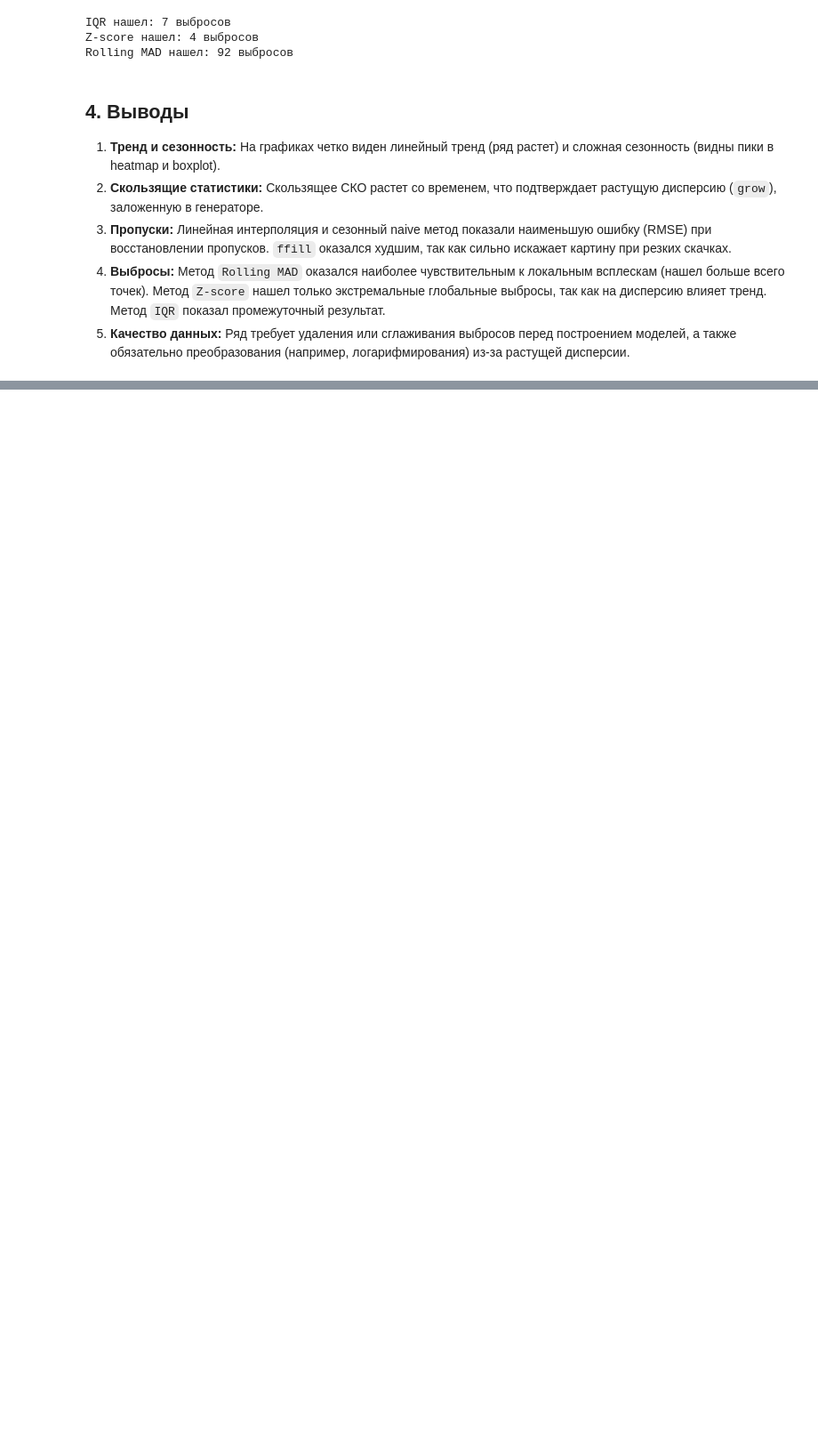
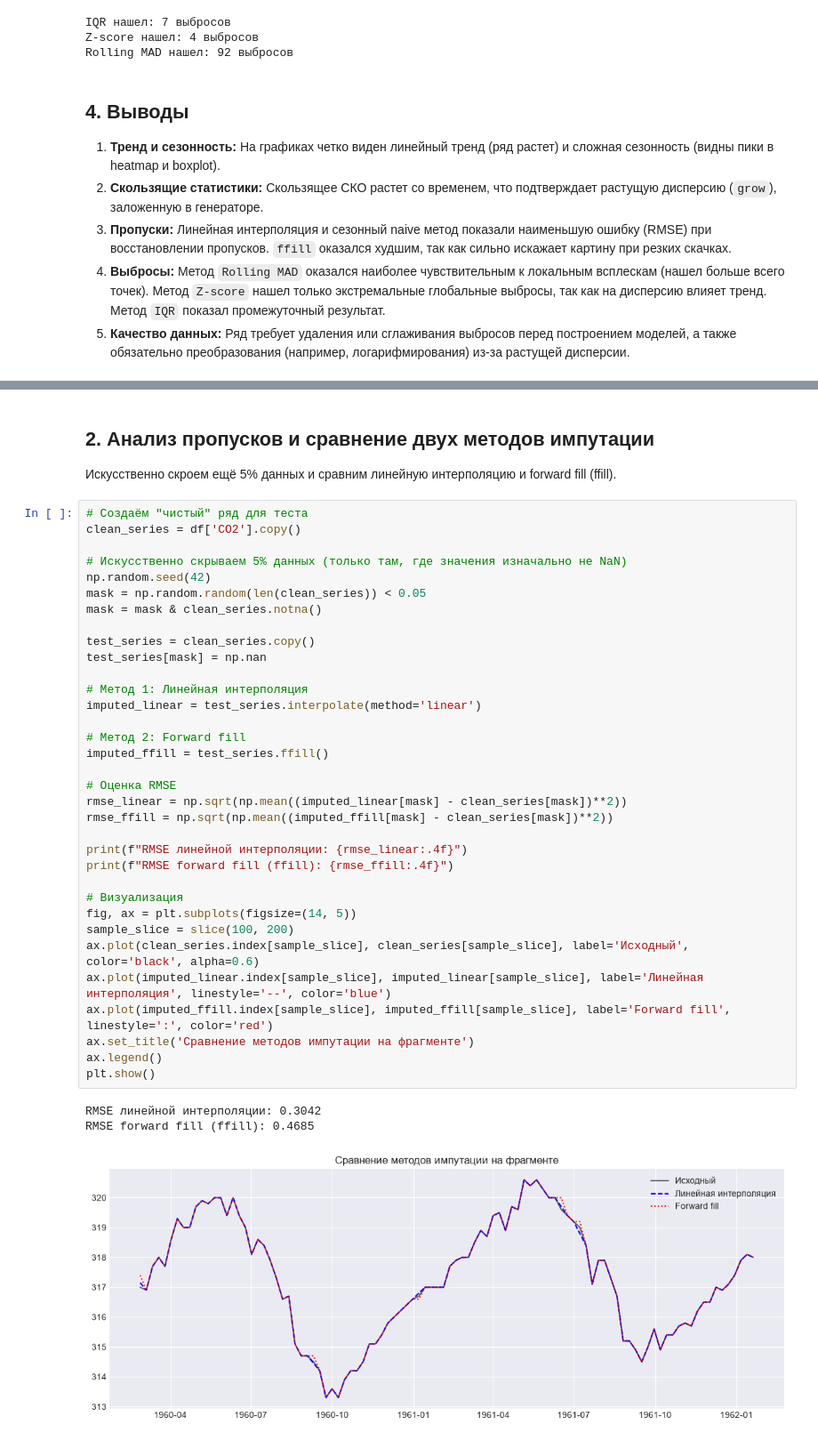
Before and after one commit to zukdan/ts_lab_1-Zulfikarov, a Jupyter notebook: lab_2_eda (1 Pract).ipynb, the cells around one changed output, grey strips where cells are left out. Shown at 89% size. Cells and saved outputs as stored; diff of their text form; blank space fills up the shorter version.

```diff
--- a/lab_2_eda (1 Pract).ipynb
+++ b/lab_2_eda (1 Pract).ipynb
@@ -189,0 +279,41 @@ Rolling MAD нашел: 92 выбросов
+# %% [markdown]
+## 2. Анализ пропусков и сравнение двух методов импутации
+Искусственно скроем ещё 5% данных и сравним линейную интерполяцию и forward fill (ffill).
+# %%
+# Создаём "чистый" ряд для теста
+clean_series = df['CO2'].copy()
+
+# Искусственно скрываем 5% данных (только там, где значения изначально не NaN)
+np.random.seed(42)
+mask = np.random.random(len(clean_series)) < 0.05
+mask = mask & clean_series.notna()
+
+test_series = clean_series.copy()
+test_series[mask] = np.nan
+
+# Метод 1: Линейная интерполяция
+imputed_linear = test_series.interpolate(method='linear')
+
+# Метод 2: Forward fill
+imputed_ffill = test_series.ffill()
+
+# Оценка RMSE
+rmse_linear = np.sqrt(np.mean((imputed_linear[mask] - clean_series[mask])**2))
+rmse_ffill = np.sqrt(np.mean((imputed_ffill[mask] - clean_series[mask])**2))
+
+print(f"RMSE линейной интерполяции: {rmse_linear:.4f}")
+print(f"RMSE forward fill (ffill): {rmse_ffill:.4f}")
+
+# Визуализация
+fig, ax = plt.subplots(figsize=(14, 5))
+sample_slice = slice(100, 200)
+ax.plot(clean_series.index[sample_slice], clean_series[sample_slice], label='Исходный', color='black', alpha=0.6)
+ax.plot(imputed_linear.index[sample_slice], imputed_linear[sample_slice], label='Линейная интерполяция', linestyle='--', color='blue')
+ax.plot(imputed_ffill.index[sample_slice], imputed_ffill[sample_slice], label='Forward fill', linestyle=':', color='red')
+ax.set_title('Сравнение методов импутации на фрагменте')
+ax.legend()
+plt.show()
+# %% [output]
+RMSE линейной интерполяции: 0.3042
+RMSE forward fill (ffill): 0.4685
+[figure, added]
```
Also changed, not shown: parts of 8 cells of this notebook.
